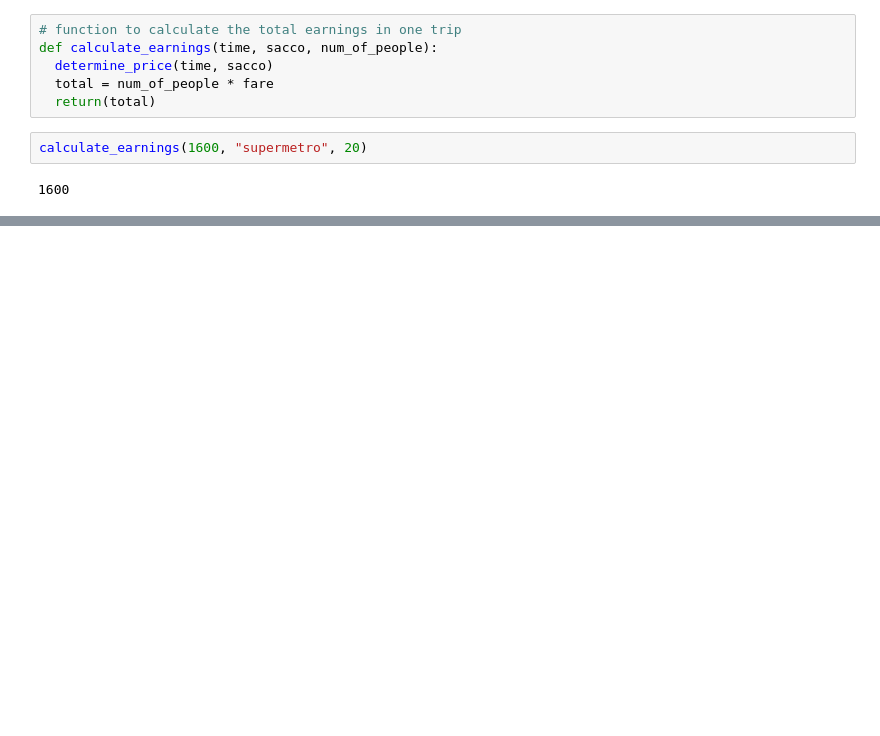
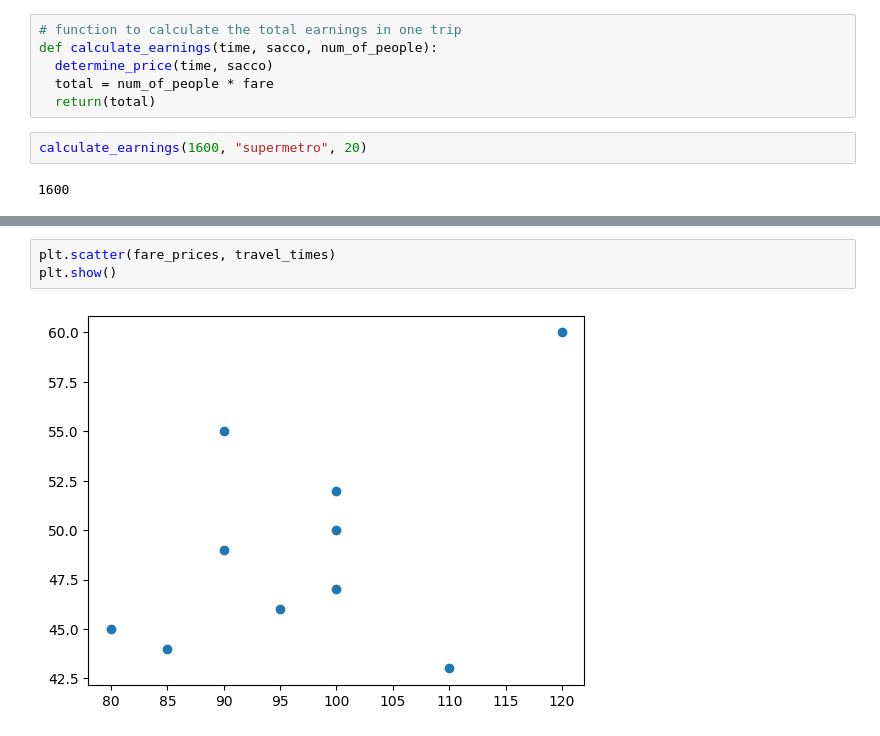
Before and after one commit to Jimmy-ai1/Group_3, a Jupyter notebook: Group_3_task.ipynb, the cells around one changed output, grey strips where cells are left out. Drawn from its saved outputs; the diff is of its cells as text; blank space fills up the shorter version.

```diff
--- a/Group_3_task.ipynb
+++ b/Group_3_task.ipynb
@@ -247,0 +357,5 @@ calculate_earnings(1600, "supermetro", 20)
+# %%
+plt.scatter(fare_prices, travel_times)
+plt.show()
+# %% [output]
+[figure, added]
```
Also changed, not shown: parts of 17 cells of this notebook.
